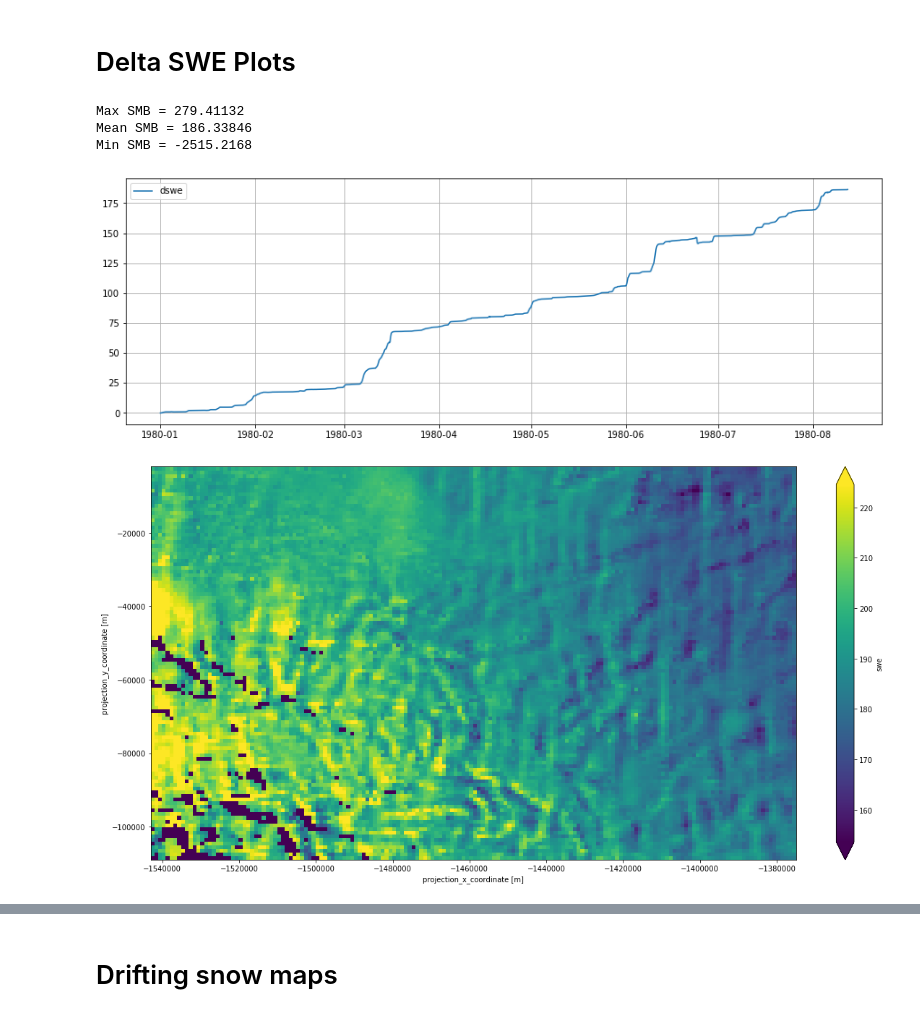
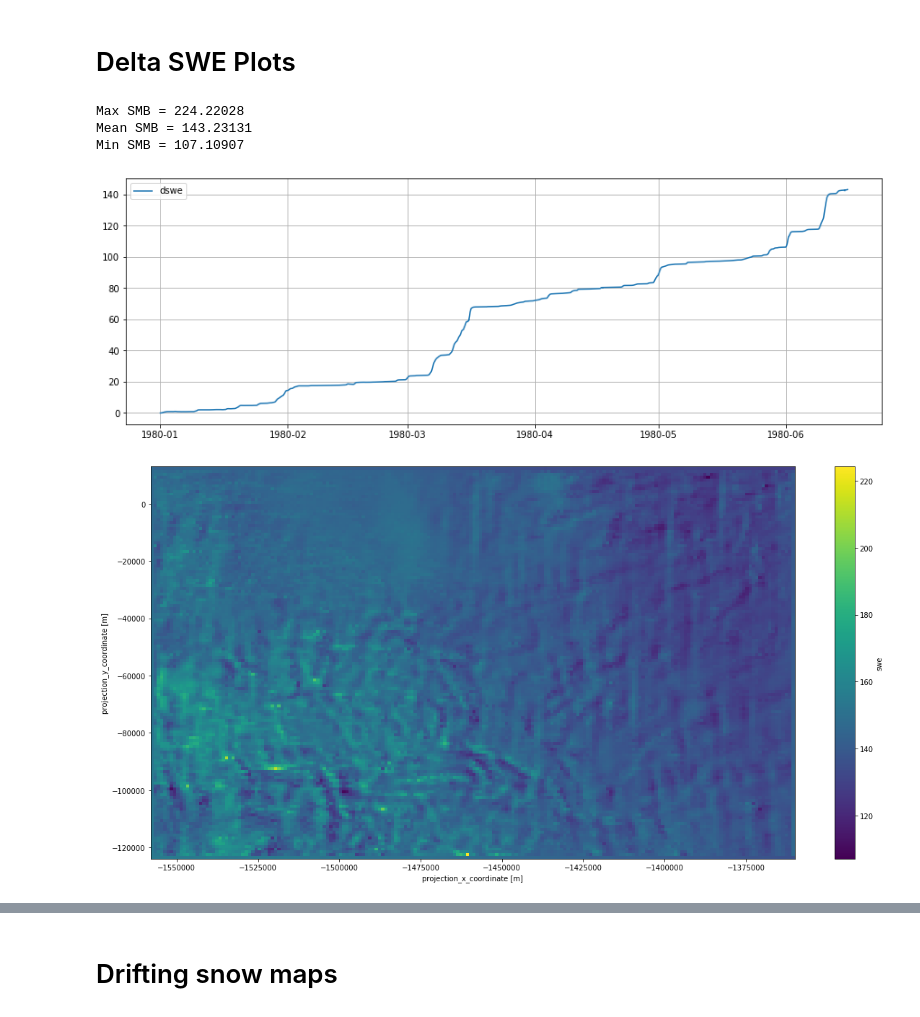
Before and after one commit to EricKeenan/SNOWPACK_WAIS, a Jupyter notebook: analysis/inspect_grid.ipynb, the cells around one changed output, grey strips where cells are left out. Saved outputs shown, nothing was run; the diff lists cells and outputs as text; code cells hidden in the pictures.

```diff
--- a/analysis/inspect_grid.ipynb
+++ b/analysis/inspect_grid.ipynb
@@ -4,6 +4,6 @@ import pandas as pd
 import numpy as np
 import matplotlib.pyplot as plt
 # %%
-ds = xr.open_dataset("../output/grids/a3d_grids.nc")
-# ds = xr.open_dataset("../../nc_storage/IC2_10m_Amory.nc")
-ds
+ds = xr.open_dataset("../output/grids/a3d_grids_1980.nc")
+# ds = xr.open_dataset("../../nc_storage/450.nc")
+# ds = ds.isel(time=slice(0, 2703))
@@ -28,5 +10,6 @@ Data variables:
 # %%
 # Trim grids
-n_trim = 15
-ds = ds.isel(easting=slice(n_trim, -n_trim))
-ds = ds.isel(northing=slice(n_trim, -n_trim))
+# n_trim = 15 # 1 is also reasonable it looks like
+# ds = ds.isel(easting=slice(n_trim, -n_trim))
+# ds = ds.isel(northing=slice(n_trim, -n_trim))
+ds
@@ -107,40 +103,42 @@ dswe_ts = swe_ts(ds)
 # mb1_ts = return_mb1_ts(ds)
 # mb2_ts = return_mb2_ts(ds)
 
 # Calculate Maps
 dswe_map = swe_map(ds)
 # mb1_map = return_mb1_map(ds)
 # mb2_map = return_mb2_map(ds)
 
 # Plot time series
 plt.figure(figsize=(15, 5))
 plt.plot(dswe_ts['time'], dswe_ts, label='dswe')
 # plt.plot(mb1_ts['time'], mb1_ts, label='mb1')
 # plt.plot(mb2_ts['time'], mb2_ts, label='mb2')
 plt.grid()
 plt.legend()
 
 # Plots maps
 plt.figure(figsize=(20, 10))
-# dswe_map.plot()
-dswe_map.plot(robust=True)
+# dswe_map_plot = dswe_map.where(dswe_map > 0, drop=True)
+# dswe_map_plot.plot()
+# dswe_map.plot(robust=True)
+dswe_map.plot()
 
 # plt.figure(figsize=(15, 7))
 # mb1_map.isel(time=-1).plot()
 
 # plt.figure(figsize=(15, 7))
 # mb2_map.isel(time=-1).plot()
 
 # Print max, mean, min SMB
 print("Max SMB = " + str(dswe_map.max().values))
 print("Mean SMB = " + str(dswe_map.mean().values))
 print("Min SMB = " + str(dswe_map.min().values))
 # %% [output]
-Max SMB = 279.41132
-Mean SMB = 186.33846
-Min SMB = -2515.2168
+Max SMB = 224.22028
+Mean SMB = 143.23131
+Min SMB = 107.10907
-[figure, old version]
+[figure, new version]
-[figure, old version]
+[figure, new version]
 # %%
 plt.figure(figsize=(20, 10))
 dswe_map[29,:].plot()
```
Also changed, not shown: parts of 9 cells of this notebook, 4 other files.
